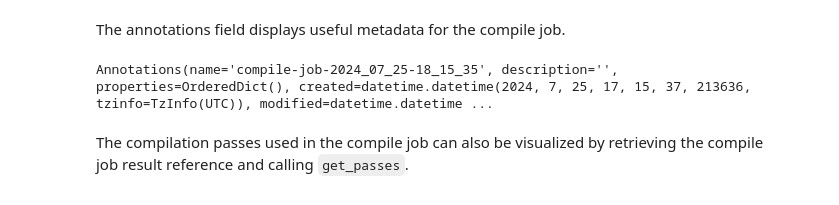
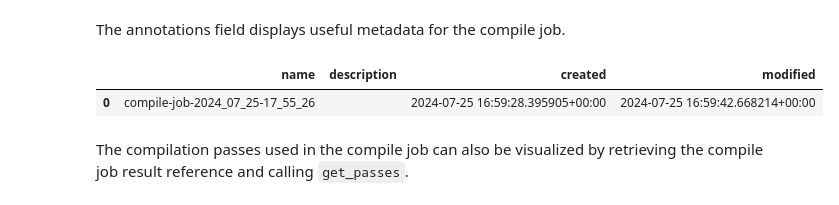
Before and after one commit to CQCL/h-series-august-2024-workshop, a Jupyter notebook: Quantinuum_hseries_resource_visibility.ipynb, the cells around one changed output. Drawn from its saved outputs; the diff is of its cells as text; code cells hidden in the pictures.

```diff
--- a/Quantinuum_hseries_resource_visibility.ipynb
+++ b/Quantinuum_hseries_resource_visibility.ipynb
@@ -359,9 +387,10 @@ CompileJobRef(id=UUID('a2176b4a-6281-46e9-87c2-52dd8a64b6df'), annotations=Annot
 # %% [markdown]
 The annotations field displays useful metadata for the compile job.
 # %%
-ref_compile_job.annotations
+ref_compile_job.annotations.df()
 # %% [output]
-Annotations(name='compile-job-2024_07_25-18_15_35', description='', properties=OrderedDict(), created=datetime.datetime(2024, 7, 25, 17, 15, 37, 213636, tzinfo=TzInfo(UTC)), modified=datetime.datetime ...
+|  | name | description | created | modified |
+| 0 | compile-job-2024_07_25-17_55_26 |  | 2024-07-25 16:59:28.395905+00:00 | 2024-07-25 16:59:42.668214+00:00 |
 # %% [markdown]
 The compilation passes used in the compile job can also be visualized by retrieving the compile job result reference and calling `get_passes`.
 # %%
```
Also changed, not shown: parts of 13 cells of this notebook, 2 other files.
